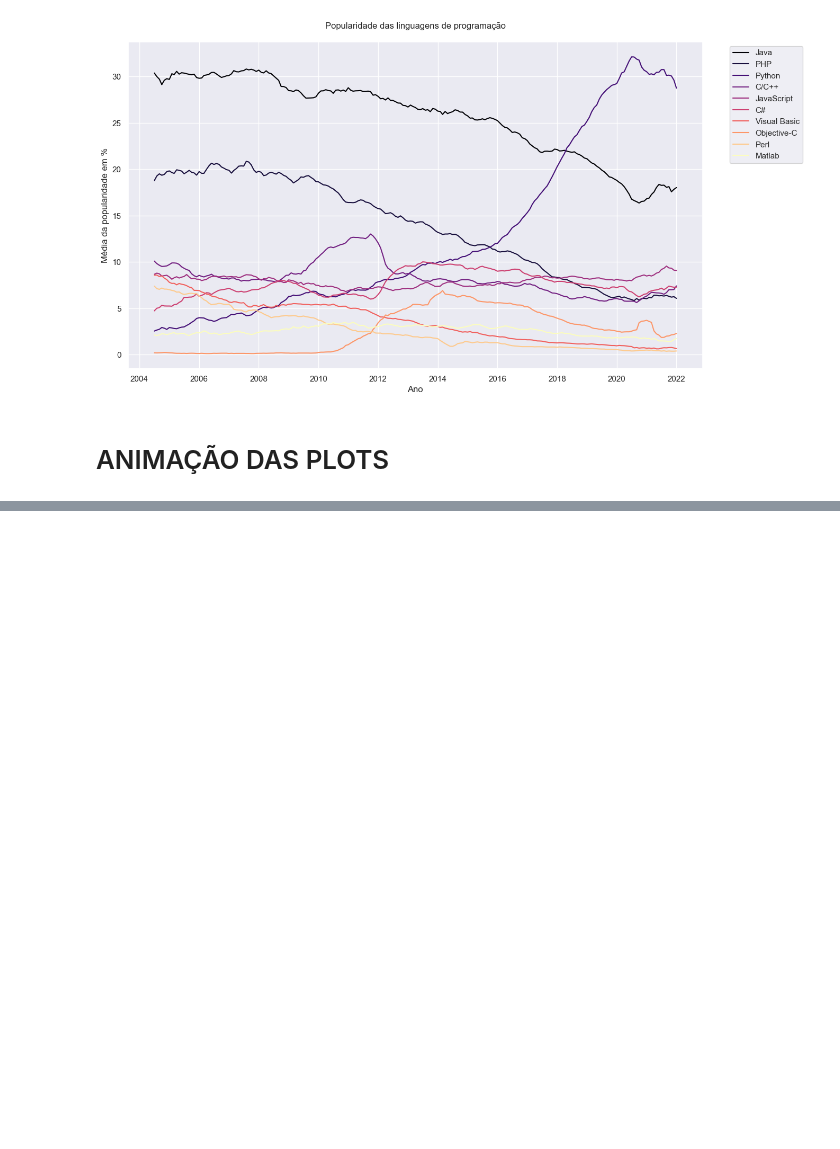
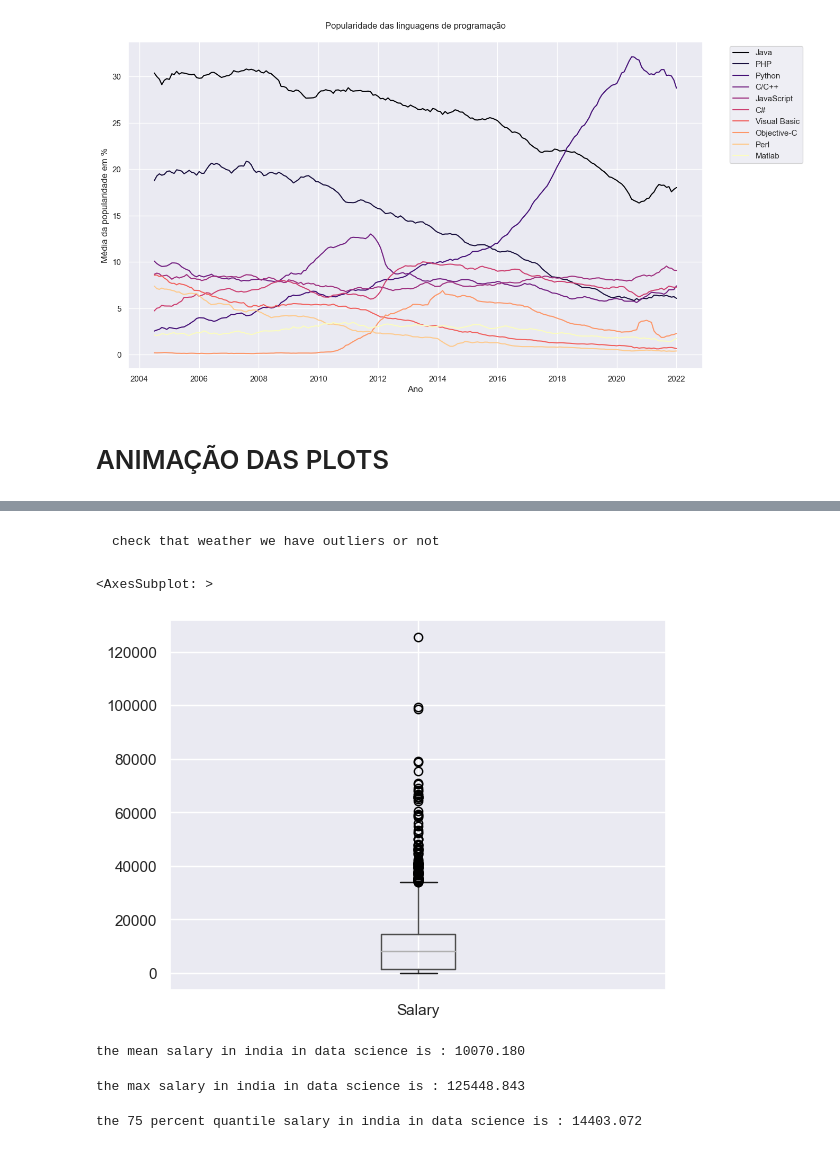
Before and after one commit to Doug0611/ATIVIDADE_DE_BIG_DATA_PYTHON, a Jupyter notebook: data_analysis.ipynb, the cells around one changed output, grey strips where cells are left out. Drawn from its saved outputs; the diff is of its cells as text; code cells hidden in the pictures; blank space fills up the shorter version.

````diff
--- a/data_analysis.ipynb
+++ b/data_analysis.ipynb
@@ -164,0 +248,21 @@ plt.close()
+# %% [markdown]
+```
+check that weather we have outliers or not
+```
+# %%
+data.boxplot(column='Salary')
+# %% [output]
+<AxesSubplot: >
+[figure, added]
+# %%
+print(f'the mean salary in india in data science is : {data.Salary.mean() :0.3f}')
+# %% [output]
+the mean salary in india in data science is : 10070.180
+# %%
+print(f'the max salary in india in data science is : {data.Salary.max() :0.3f}')
+# %% [output]
+the max salary in india in data science is : 125448.843
+# %%
+print(f'the 75 percent quantile salary in india in data science is : {data.Salary.quantile(0.75) :0.3f}')
+# %% [output]
+the 75 percent quantile salary in india in data science is : 14403.072
````
Also changed, not shown: parts of 27 cells of this notebook, 35 other files.
